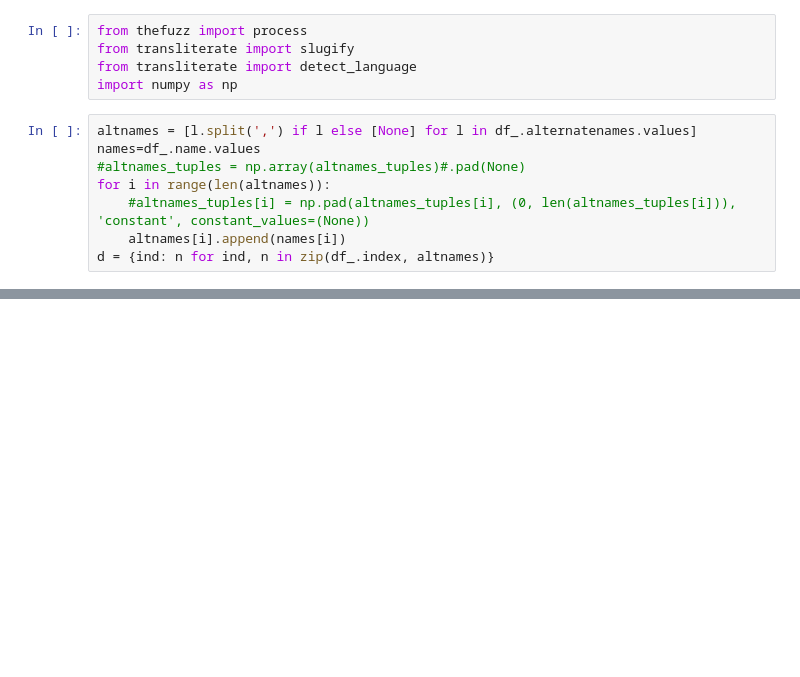
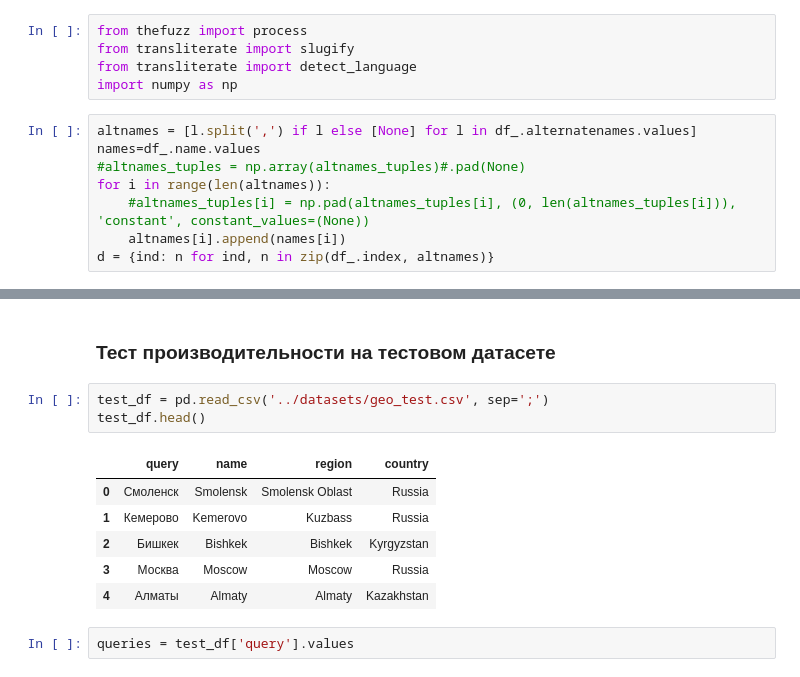
Before and after one commit to krairy/geonames, a Jupyter notebook: scripts/main.ipynb, the cells around one changed output, grey strips where cells are left out. Saved outputs shown, nothing was run; the diff lists cells and outputs as text; blank space fills up the shorter version.

```diff
--- a/scripts/main.ipynb
+++ b/scripts/main.ipynb
@@ -553,0 +561,14 @@ search(query, k)
+# %% [markdown]
+### Тест производительности на тестовом датасете
+# %%
+test_df = pd.read_csv('../datasets/geo_test.csv', sep=';')
+test_df.head()
+# %% [output]
+|  | query | name | region | country |
+| 0 | Смоленск | Smolensk | Smolensk Oblast | Russia |
+| 1 | Кемерово | Kemerovo | Kuzbass | Russia |
+| 2 | Бишкек | Bishkek | Bishkek | Kyrgyzstan |
+| 3 | Москва | Moscow | Moscow | Russia |
+| 4 | Алматы | Almaty | Almaty | Kazakhstan |
+# %%
+queries = test_df['query'].values
```
Also changed, not shown: parts of 8 cells of this notebook.
